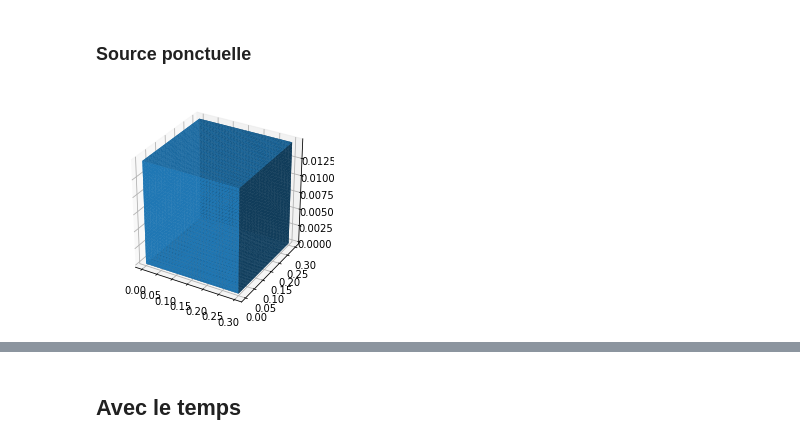
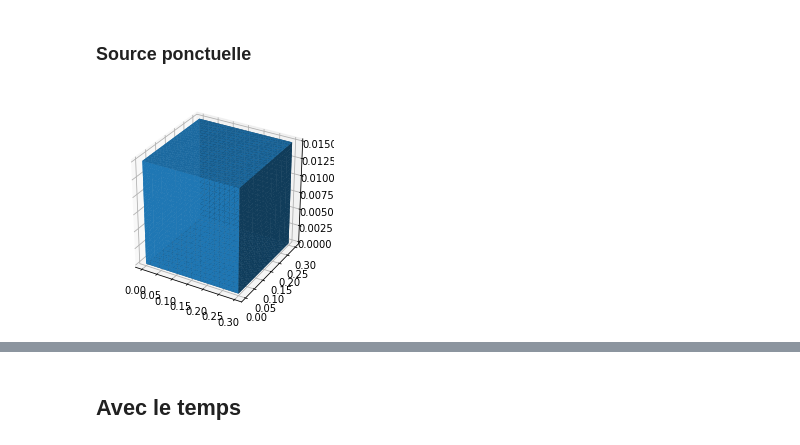
Before and after one commit to 3301239SU/projet, a Jupyter notebook: projetS222.ipynb, the cells around one changed output, grey strips where cells are left out. Drawn from its saved outputs; the diff is of its cells as text; code cells hidden in the pictures.

```diff
--- a/projetS222.ipynb
+++ b/projetS222.ipynb
@@ -124,10 +126,10 @@ plt.colorbar(graph);
 ### Source ponctuelle
 # %%
 from dolfin import *
-nbrnoeuds = 30
+nbrnoeuds = 20
 LL=0.3
-mesh2 = BoxMesh(Point(0,0, 0), Point(LL, LL, LL/20.), nbrnoeuds, nbrnoeuds , nbrnoeuds)
+mesh2 = BoxMesh(Point(0,0,0), Point(LL, LL, LL/20.), nbrnoeuds, nbrnoeuds , nbrnoeuds)
 plot(mesh2)
 # %% [output]
-[figure, old version]
+[figure, new version]
 # %%
```
Also changed, not shown: parts of 5 cells of this notebook, 42 other files.
